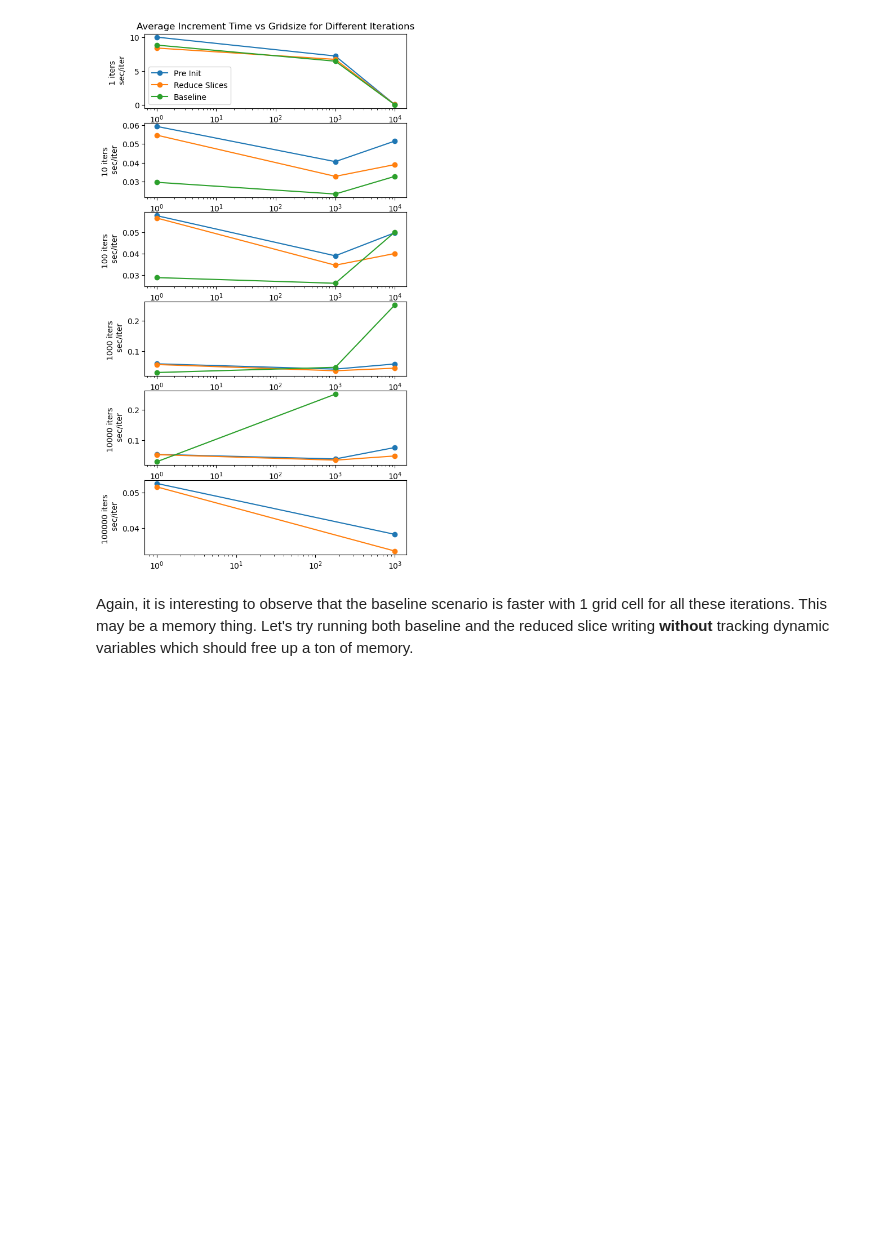
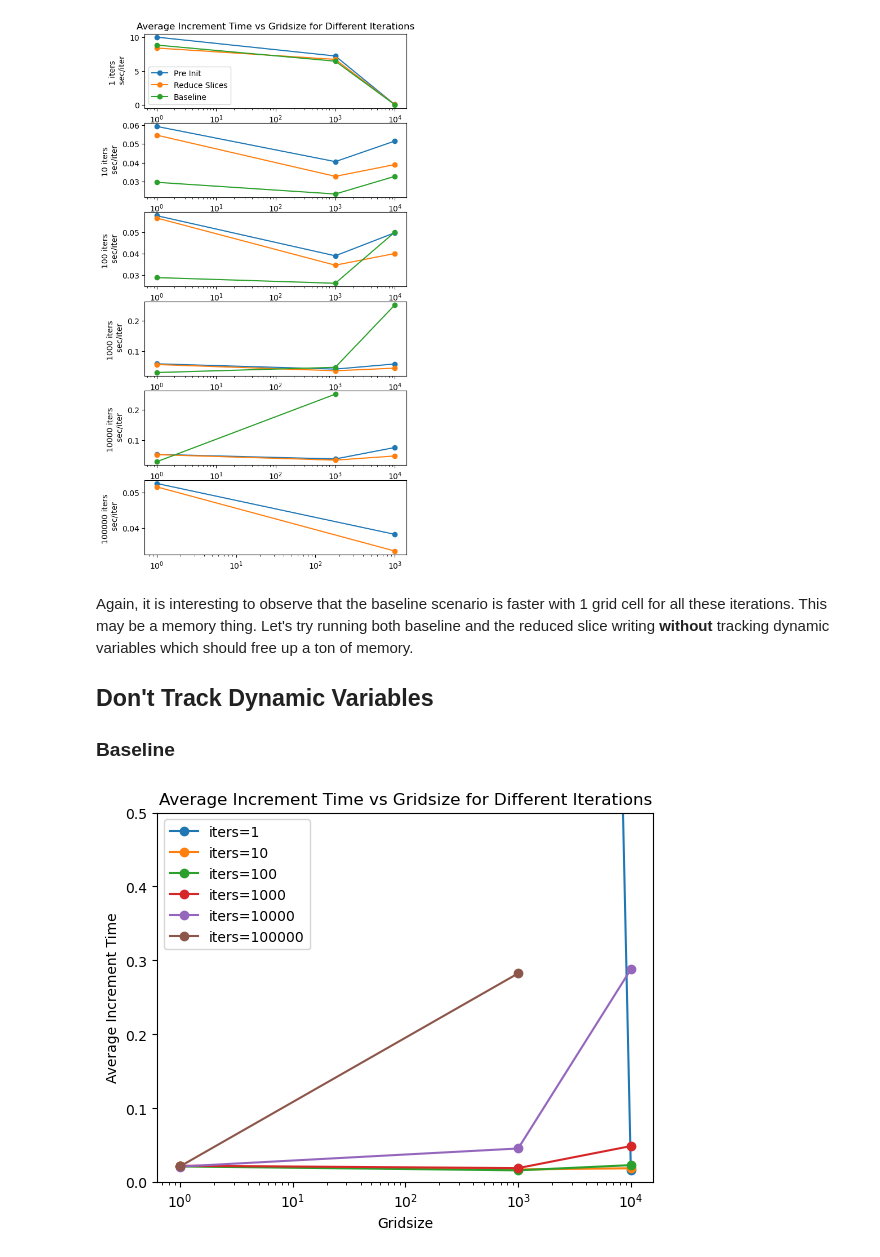
Before and after one commit to EcohydrologyTeam/ClearWater-modules, a Jupyter notebook: examples/dev_sandbox/performance_profiling_tsm.ipynb, the cells around one changed output. Cells and saved outputs as stored; diff of their text form; code cells hidden in the pictures; blank space fills up the shorter version.

Commit message:
more profiling metrics

```diff
--- a/examples/dev_sandbox/performance_profiling_tsm.ipynb
+++ b/examples/dev_sandbox/performance_profiling_tsm.ipynb
@@ -236,3 +236,14 @@ plt.show()
 [figure]
 # %% [markdown]
 Again, it is interesting to observe that the baseline scenario is faster with 1 grid cell for all these iterations. This may be a memory thing. Let's try running both baseline and the reduced slice writing **without** tracking dynamic variables which should free up a ton of memory.
+
+## Don't Track Dynamic Variables
+
+### Baseline
+# %%
+bs_min = pd.read_csv(
+    '../temp/performance_profiling/baseline_dont_track_dynamic_vars.log'
+)
+basic_plot(bs_min)
+# %% [output]
+[figure, added]
```
Also changed, not shown: parts of 6 cells of this notebook.
